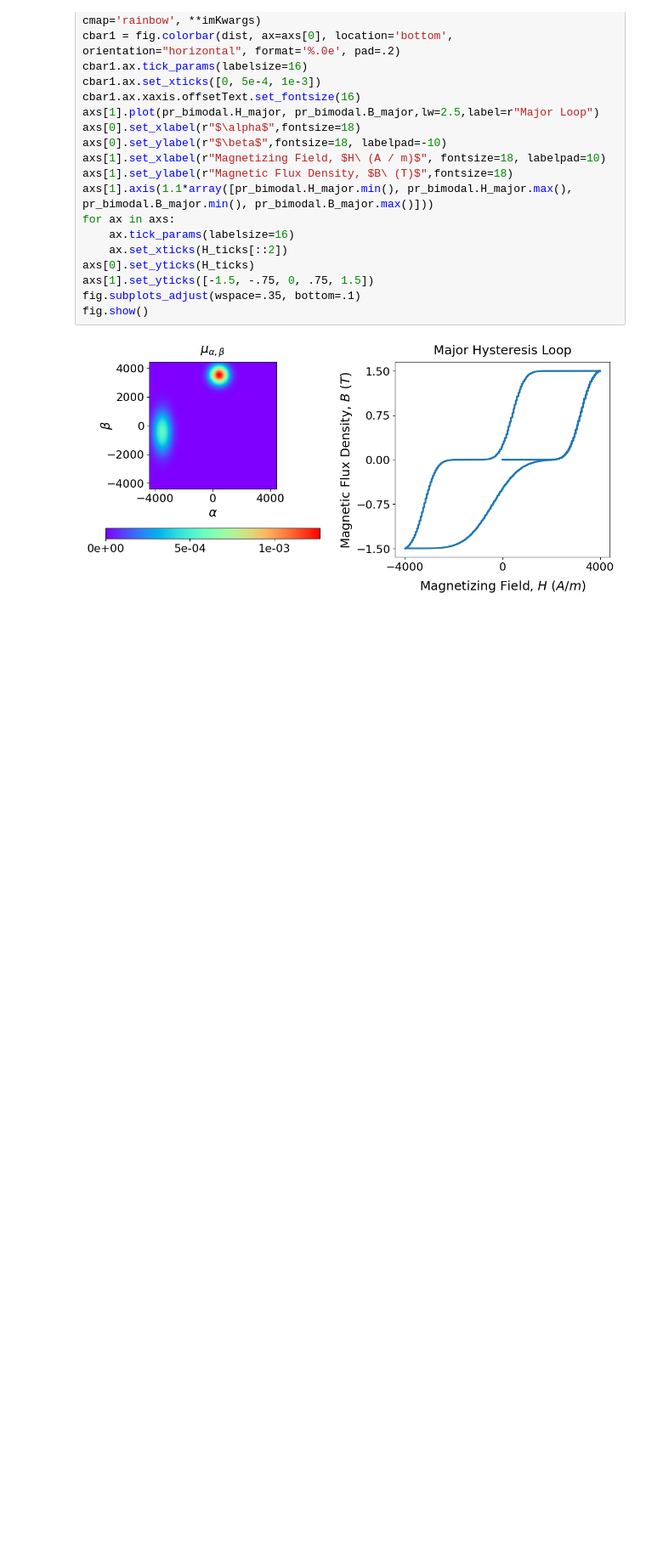
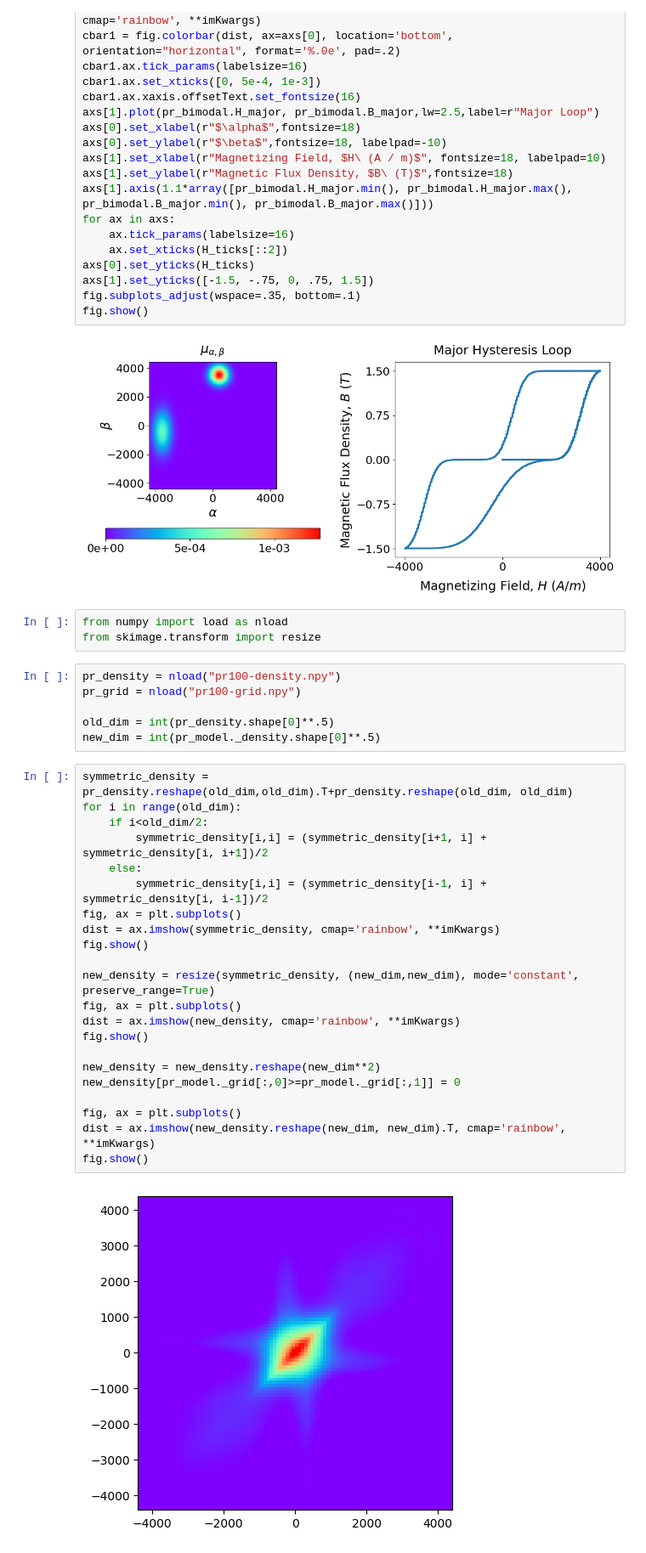
Before and after one commit to radiasoft/rsradia, a Jupyter notebook: examples/demos/hysteresis_demo.ipynb, the cells around one changed output. Shown at 85% size. Cells and saved outputs as stored; diff of their text form; blank space fills up the shorter version.

```diff
--- a/examples/demos/hysteresis_demo.ipynb
+++ b/examples/demos/hysteresis_demo.ipynb
@@ -369,3 +359,36 @@ fig.subplots_adjust(wspace=.35, bottom=.1)
 fig.show()
 # %% [output]
 [figure]
+# %%
+from numpy import load as nload
+from skimage.transform import resize
+# %%
+pr_density = nload("pr100-density.npy")
+pr_grid = nload("pr100-grid.npy")
+
+old_dim = int(pr_density.shape[0]**.5)
+new_dim = int(pr_model._density.shape[0]**.5)
+# %%
+symmetric_density = pr_density.reshape(old_dim,old_dim).T+pr_density.reshape(old_dim, old_dim)
+for i in range(old_dim):
+    if i<old_dim/2:
+        symmetric_density[i,i] = (symmetric_density[i+1, i] + symmetric_density[i, i+1])/2
+    else:
+        symmetric_density[i,i] = (symmetric_density[i-1, i] + symmetric_density[i, i-1])/2
+fig, ax = plt.subplots()
+dist = ax.imshow(symmetric_density, cmap='rainbow', **imKwargs)
+fig.show()
+
+new_density = resize(symmetric_density, (new_dim,new_dim), mode='constant', preserve_range=True)
+fig, ax = plt.subplots()
+dist = ax.imshow(new_density, cmap='rainbow', **imKwargs)
+fig.show()
+
+new_density = new_density.reshape(new_dim**2)
+new_density[pr_model._grid[:,0]>=pr_model._grid[:,1]] = 0
+
+fig, ax = plt.subplots()
+dist = ax.imshow(new_density.reshape(new_dim, new_dim).T, cmap='rainbow', **imKwargs)
+fig.show()
+# %% [output]
+[figure, added]
```
Also changed, not shown: parts of 5 cells of this notebook, 4 other files.
